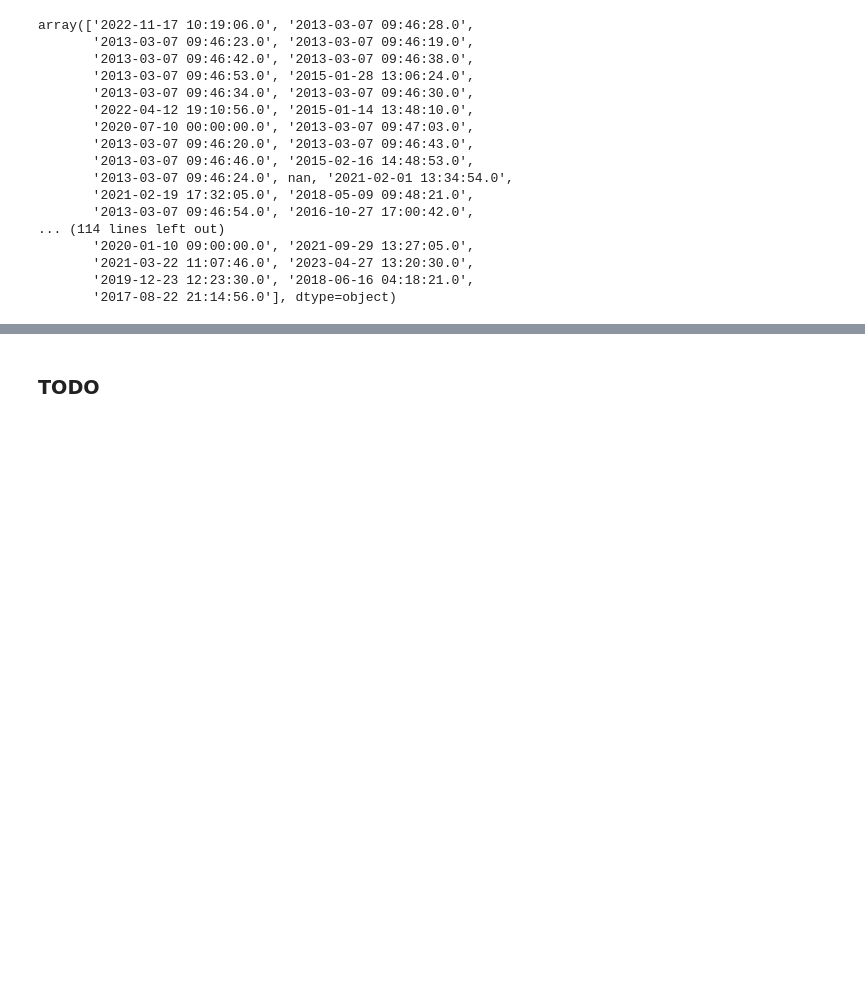
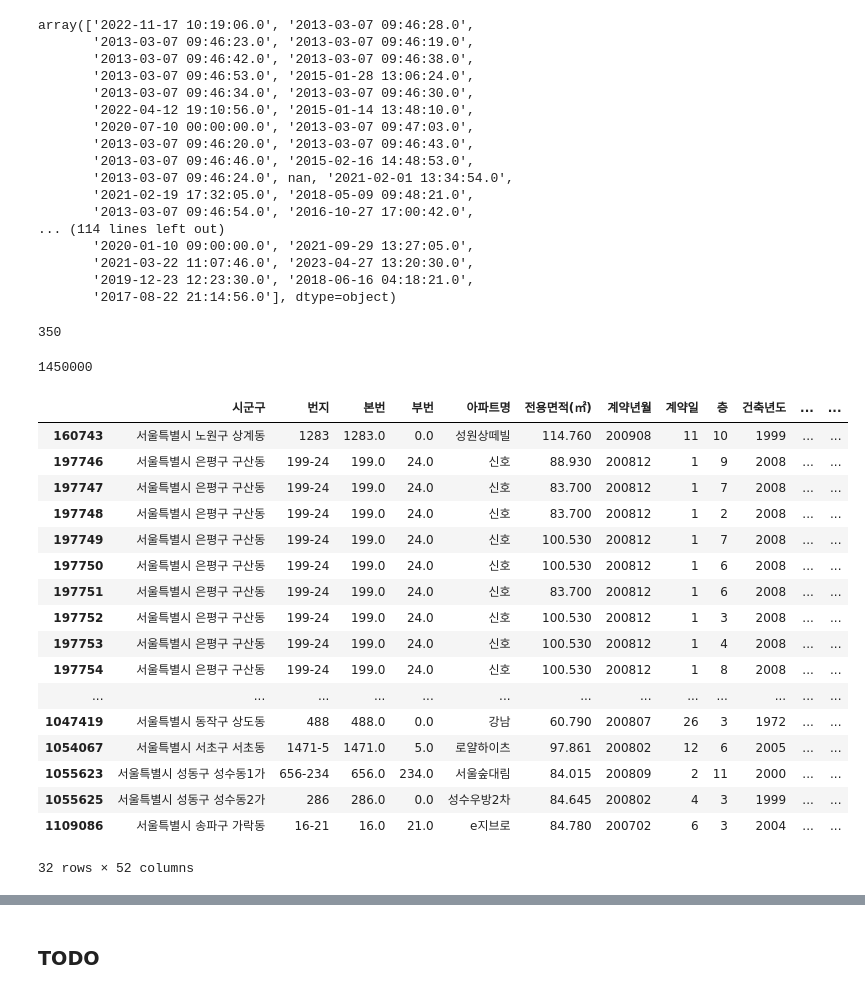
Before and after one commit to UpstageAILab3/upstage-ml-regression-ml5-pub, a Jupyter notebook: EDA.ipynb, the cells around one changed output, grey strips where cells are left out. Saved outputs shown, nothing was run; the diff lists cells and outputs as text; code cells hidden in the pictures; blank space fills up the shorter version.

```diff
--- a/EDA.ipynb
+++ b/EDA.ipynb
@@ -854,3 +911,30 @@ array(['2022-11-17 10:19:06.0', '2013-03-07 09:46:28.0',
        '2021-03-22 11:07:46.0', '2023-04-27 13:20:30.0',
        '2019-12-23 12:23:30.0', '2018-06-16 04:18:21.0',
        '2017-08-22 21:14:56.0'], dtype=object)
+# %%
+display(dt['target'].min())
+display(dt['target'].max())
+# %% [output]
+350
+1450000
+# %%
+dt[dt['target'] < 2000]
+# %% [output]
+|  | 시군구 | 번지 | 본번 | 부번 | 아파트명 | 전용면적(㎡) | 계약년월 | 계약일 | 층 | 건축년도 | ... | ... |
+| 160743 | 서울특별시 노원구 상계동 | 1283 | 1283.0 | 0.0 | 성원상떼빌 | 114.760 | 200908 | 11 | 10 | 1999 | ... | ... |
+| 197746 | 서울특별시 은평구 구산동 | 199-24 | 199.0 | 24.0 | 신호 | 88.930 | 200812 | 1 | 9 | 2008 | ... | ... |
+| 197747 | 서울특별시 은평구 구산동 | 199-24 | 199.0 | 24.0 | 신호 | 83.700 | 200812 | 1 | 7 | 2008 | ... | ... |
+| 197748 | 서울특별시 은평구 구산동 | 199-24 | 199.0 | 24.0 | 신호 | 83.700 | 200812 | 1 | 2 | 2008 | ... | ... |
+| 197749 | 서울특별시 은평구 구산동 | 199-24 | 199.0 | 24.0 | 신호 | 100.530 | 200812 | 1 | 7 | 2008 | ... | ... |
+| 197750 | 서울특별시 은평구 구산동 | 199-24 | 199.0 | 24.0 | 신호 | 100.530 | 200812 | 1 | 6 | 2008 | ... | ... |
+| 197751 | 서울특별시 은평구 구산동 | 199-24 | 199.0 | 24.0 | 신호 | 83.700 | 200812 | 1 | 6 | 2008 | ... | ... |
+| 197752 | 서울특별시 은평구 구산동 | 199-24 | 199.0 | 24.0 | 신호 | 100.530 | 200812 | 1 | 3 | 2008 | ... | ... |
+| 197753 | 서울특별시 은평구 구산동 | 199-24 | 199.0 | 24.0 | 신호 | 100.530 | 200812 | 1 | 4 | 2008 | ... | ... |
+| 197754 | 서울특별시 은평구 구산동 | 199-24 | 199.0 | 24.0 | 신호 | 100.530 | 200812 | 1 | 8 | 2008 | ... | ... |
+| ... | ... | ... | ... | ... | ... | ... | ... | ... | ... | ... | ... | ... |
+| 1047419 | 서울특별시 동작구 상도동 | 488 | 488.0 | 0.0 | 강남 | 60.790 | 200807 | 26 | 3 | 1972 | ... | ... |
+| 1054067 | 서울특별시 서초구 서초동 | 1471-5 | 1471.0 | 5.0 | 로얄하이츠 | 97.861 | 200802 | 12 | 6 | 2005 | ... | ... |
+| 1055623 | 서울특별시 성동구 성수동1가 | 656-234 | 656.0 | 234.0 | 서울숲대림 | 84.015 | 200809 | 2 | 11 | 2000 | ... | ... |
+| 1055625 | 서울특별시 성동구 성수동2가 | 286 | 286.0 | 0.0 | 성수우방2차 | 84.645 | 200802 | 4 | 3 | 1999 | ... | ... |
+| 1109086 | 서울특별시 송파구 가락동 | 16-21 | 16.0 | 21.0 | e지브로 | 84.780 | 200702 | 6 | 3 | 2004 | ... | ... |
+32 rows × 52 columns
```
Also changed, not shown: parts of 7 cells of this notebook.
